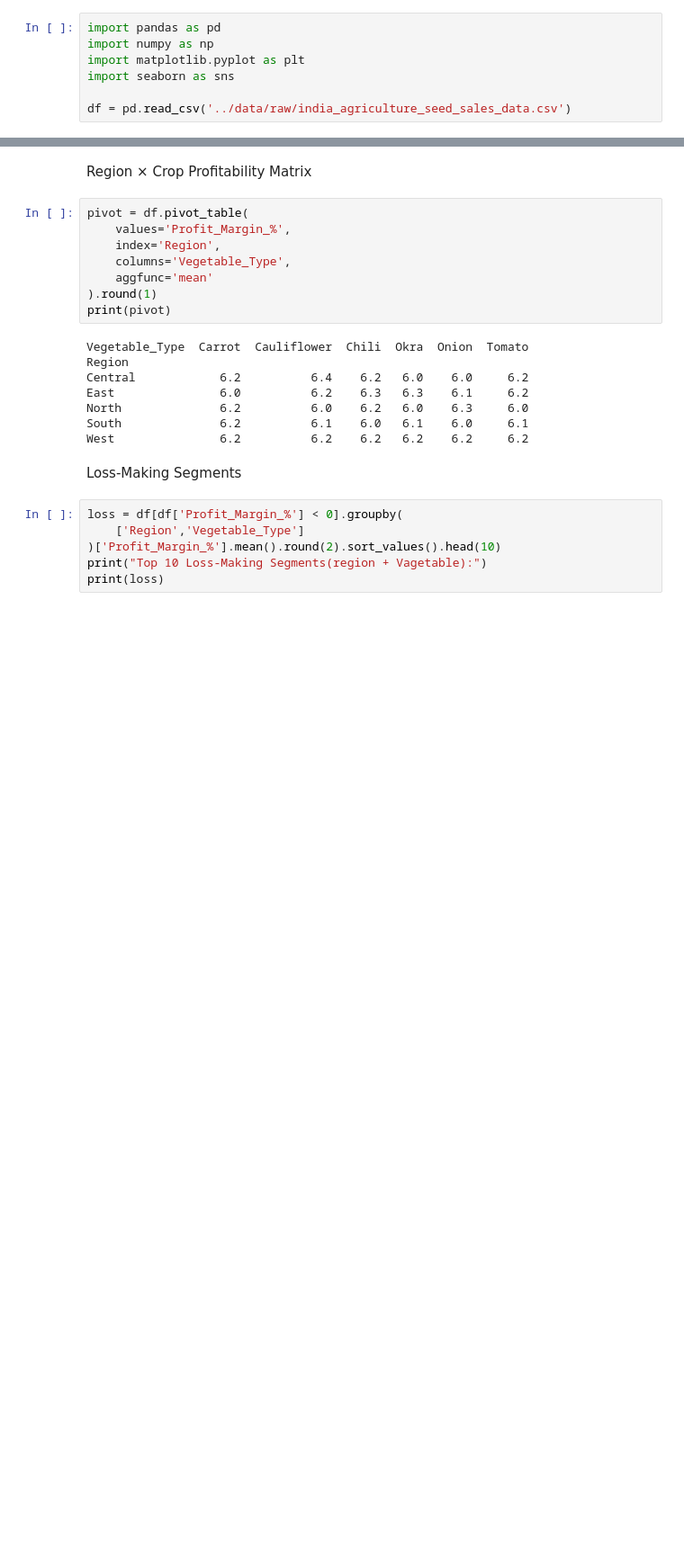
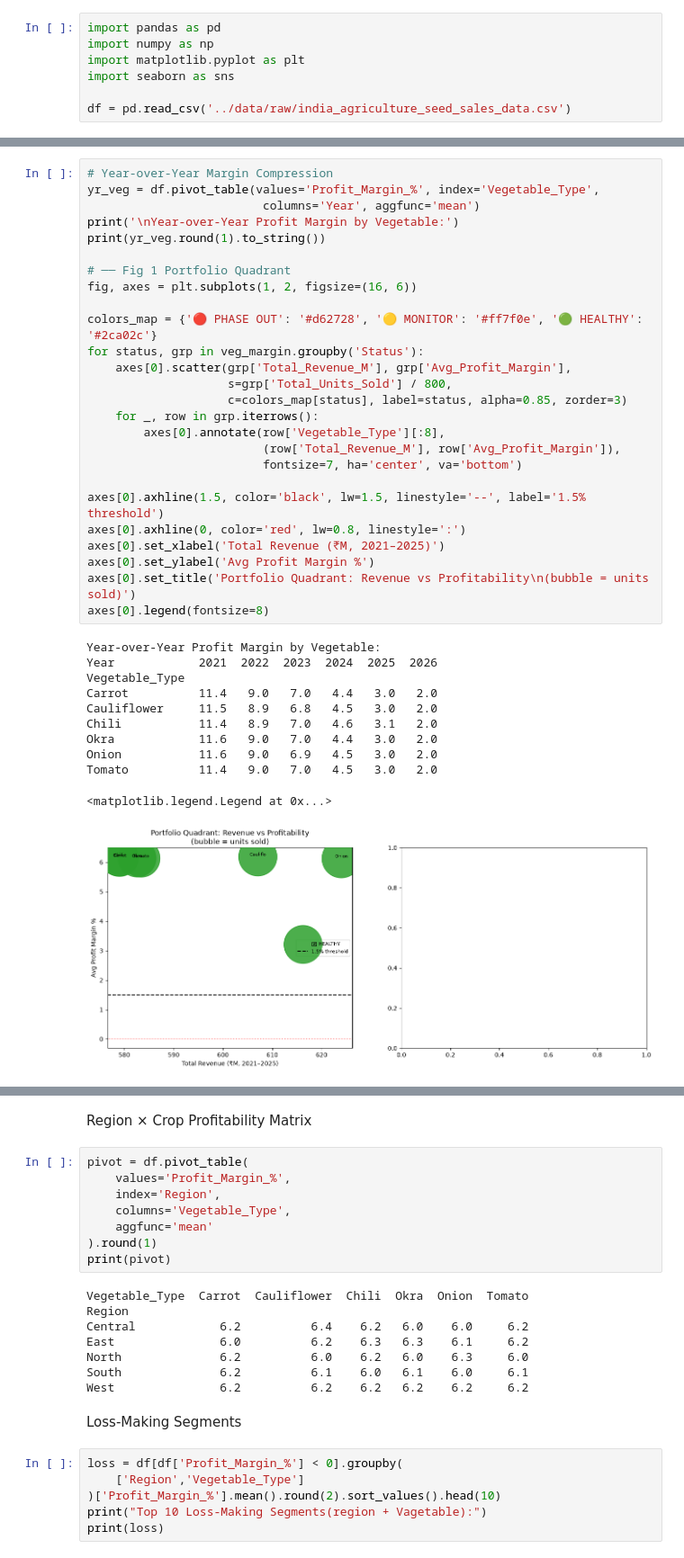
Before and after one commit to sghosh0210/Agiricultural-Project, a Jupyter notebook: notebooks/02_profitability_analysis.ipynb, the cells around one changed output, grey strips where cells are left out. Shown at 90% size. Cells and saved outputs as stored; diff of their text form; blank space fills up the shorter version.

Commit message:
add profitability analysis

```diff
--- a/notebooks/02_profitability_analysis.ipynb
+++ b/notebooks/02_profitability_analysis.ipynb
@@ -32,0 +47,38 @@ confirms business problem
+# %%
+# Year-over-Year Margin Compression
+yr_veg = df.pivot_table(values='Profit_Margin_%', index='Vegetable_Type',
+                         columns='Year', aggfunc='mean')
+print('\nYear-over-Year Profit Margin by Vegetable:')
+print(yr_veg.round(1).to_string())
+
+# ── Fig 1 Portfolio Quadrant
+fig, axes = plt.subplots(1, 2, figsize=(16, 6))
+
+colors_map = {'🔴 PHASE OUT': '#d62728', '🟡 MONITOR': '#ff7f0e', '🟢 HEALTHY': '#2ca02c'}
+for status, grp in veg_margin.groupby('Status'):
+    axes[0].scatter(grp['Total_Revenue_M'], grp['Avg_Profit_Margin'],
+                    s=grp['Total_Units_Sold'] / 800,
+                    c=colors_map[status], label=status, alpha=0.85, zorder=3)
+    for _, row in grp.iterrows():
+        axes[0].annotate(row['Vegetable_Type'][:8],
+                         (row['Total_Revenue_M'], row['Avg_Profit_Margin']),
+                         fontsize=7, ha='center', va='bottom')
+
+axes[0].axhline(1.5, color='black', lw=1.5, linestyle='--', label='1.5% threshold')
+axes[0].axhline(0, color='red', lw=0.8, linestyle=':')
+axes[0].set_xlabel('Total Revenue (₹M, 2021–2025)')
+axes[0].set_ylabel('Avg Profit Margin %')
+axes[0].set_title('Portfolio Quadrant: Revenue vs Profitability\n(bubble = units sold)')
+axes[0].legend(fontsize=8)
+# %% [output]
+Year-over-Year Profit Margin by Vegetable:
+Year            2021  2022  2023  2024  2025  2026
+Vegetable_Type
+Carrot          11.4   9.0   7.0   4.4   3.0   2.0
+Cauliflower     11.5   8.9   6.8   4.5   3.0   2.0
+Chili           11.4   8.9   7.0   4.6   3.1   2.0
+Okra            11.6   9.0   7.0   4.4   3.0   2.0
+Onion           11.6   9.0   6.9   4.5   3.0   2.0
+Tomato          11.4   9.0   7.0   4.5   3.0   2.0
+<matplotlib.legend.Legend at 0x...>
+[figure, added]
```
Also changed, not shown: parts of 6 cells of this notebook.
